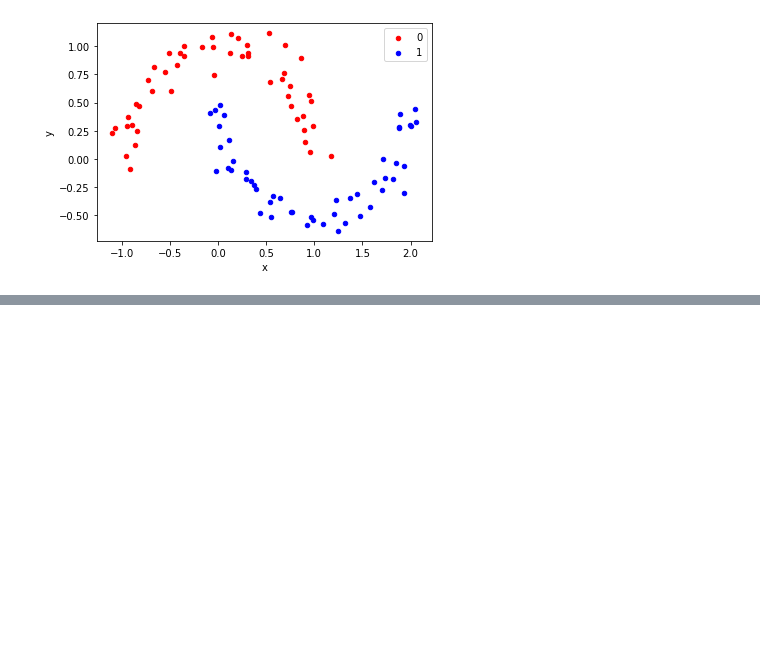
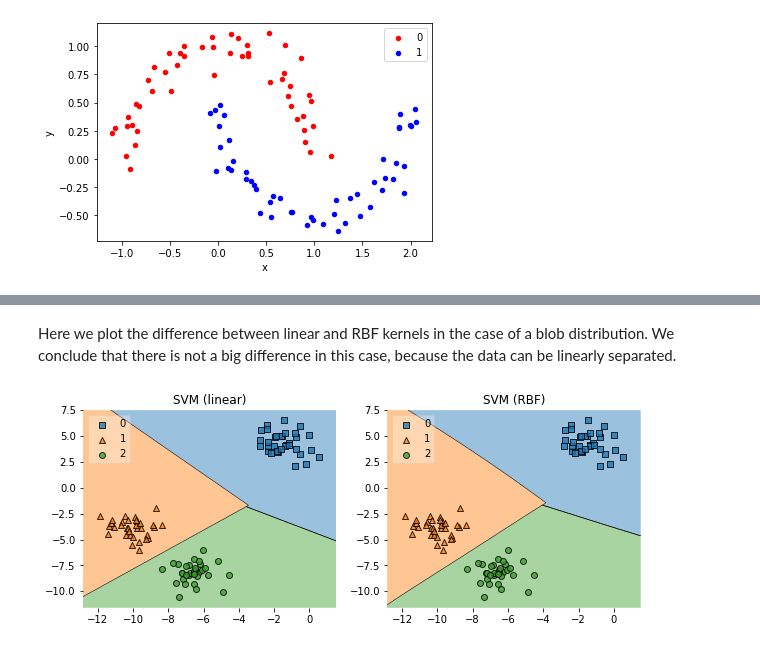
Before and after one commit to xaviersantos/dm, a Jupyter notebook: tpc4/tpc4.ipynb, the cells around one changed output, grey strips where cells are left out. Drawn from its saved outputs; the diff is of its cells as text; code cells hidden in the pictures; blank space fills up the shorter version.

Commit message:
SVM KERNEL COMPARISON DONE

```diff
--- a/tpc4/tpc4.ipynb
+++ b/tpc4/tpc4.ipynb
@@ -45,0 +55,34 @@ pyplot.show()
+# %%
+# Initializing Classifiers
+
+clf1 = SVC(kernel='linear', random_state=0, probability=True)
+clf2 = SVC(kernel='rbf', random_state=0, probability=True)
+
+clfs = [clf1, clf2]
+# %%
+# Plotting Decision Regions
+
+def plot_decision(X, y, clfs):
+    gs = gridspec.GridSpec(2, 2)
+    fig = plt.figure(figsize=(10, 8))
+
+    labels = ['SVM (linear)',
+            'SVM (RBF)']
+
+    for clf, lab, grd in zip(clfs,
+                            labels,
+                            itertools.product([0, 1],
+                            repeat=2)):
+        clf.fit(X, y)
+        ax = plt.subplot(gs[grd[0], grd[1]])
+        fig = plot_decision_regions(X=X, y=y,
+                                    clf=clf, legend=2)
+        plt.title(lab)
+
+    plt.show()
+# %% [markdown]
+Here we plot the difference between linear and RBF kernels in the case of a blob distribution. We conclude that there is not a big difference in this case, because the data can be linearly separated.
+# %%
+plot_decision(X_blobs, y_blobs, clfs)
+# %% [output]
+[figure, added]
```
Also changed, not shown: parts of 9 cells of this notebook.
